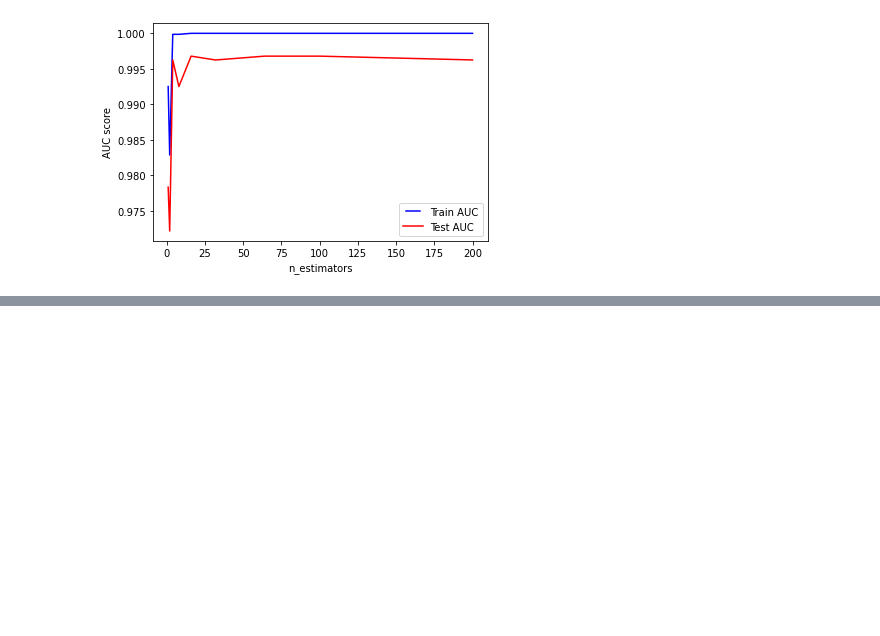
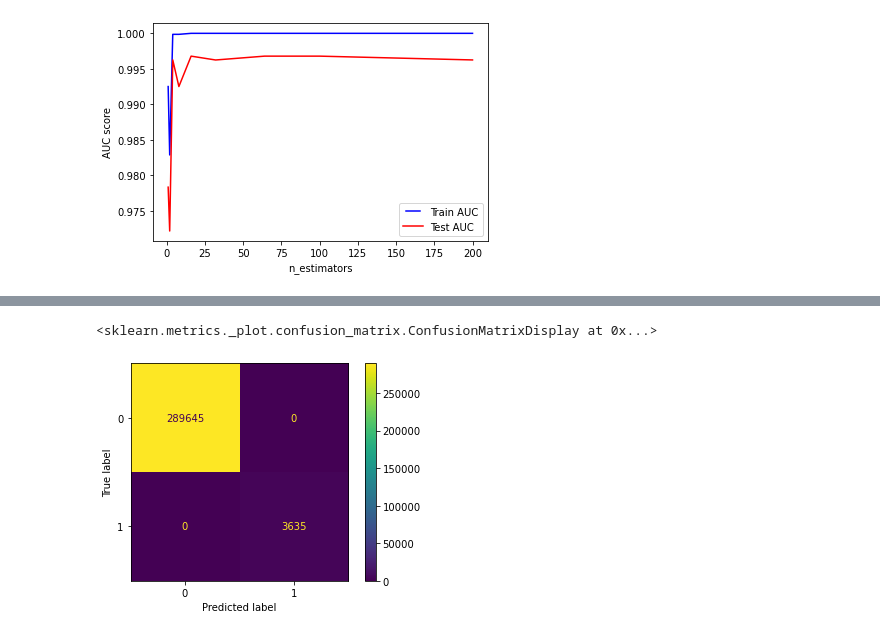
Before and after one commit to Timothy318/Covid-19DataMining, a Jupyter notebook: src/RandomForest.ipynb, the cells around one changed output, grey strips where cells are left out. Saved outputs shown, nothing was run; the diff lists cells and outputs as text; code cells hidden in the pictures; blank space fills up the shorter version.

```diff
--- a/src/RandomForest.ipynb
+++ b/src/RandomForest.ipynb
@@ -129,0 +174,8 @@ plt.show()
+# %%
+param_grid = {'n_estimators': n_estimators,
+               'max_features': max_features,
+               'max_depth': max_depth,
+               'min_samples_split': min_samples_split,
+               'min_samples_leaf': min_samples_leaf,
+               'bootstrap': bootstrap}
+print(param_grid)
@@ -129,0 +184,5 @@ plt.show()
+# %%
+from sklearn.model_selection import GridSearchCV
+rf_Model = RandomForestClassifier()
+rf_Grid = GridSearchCV(estimator = rf_Model, param_grid = param_grid, cv = 3, verbose=2, n_jobs = 4)
+rf_Grid.fit(x_train, y_train)
@@ -129,0 +297,7 @@ plt.show()
+# %%
+y_train_pred = model.predict(x_train)
+train_matrix = confusion_matrix(y_train, y_train_pred)
+ConfusionMatrixDisplay(train_matrix).plot()
+# %% [output]
+<sklearn.metrics._plot.confusion_matrix.ConfusionMatrixDisplay at 0x...>
+[figure, added]
```
Also changed, not shown: parts of 27 cells of this notebook, 1 other file.
